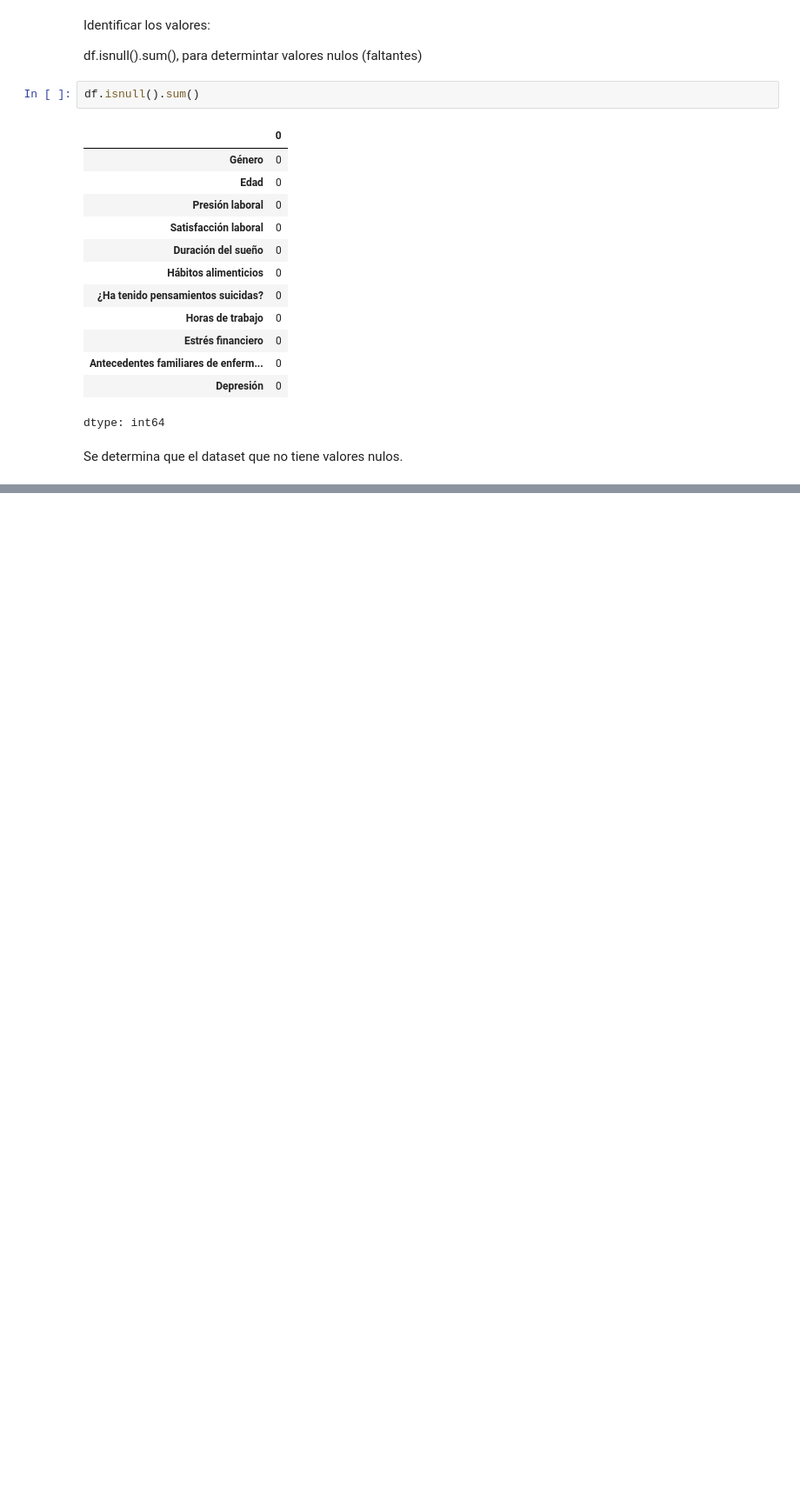
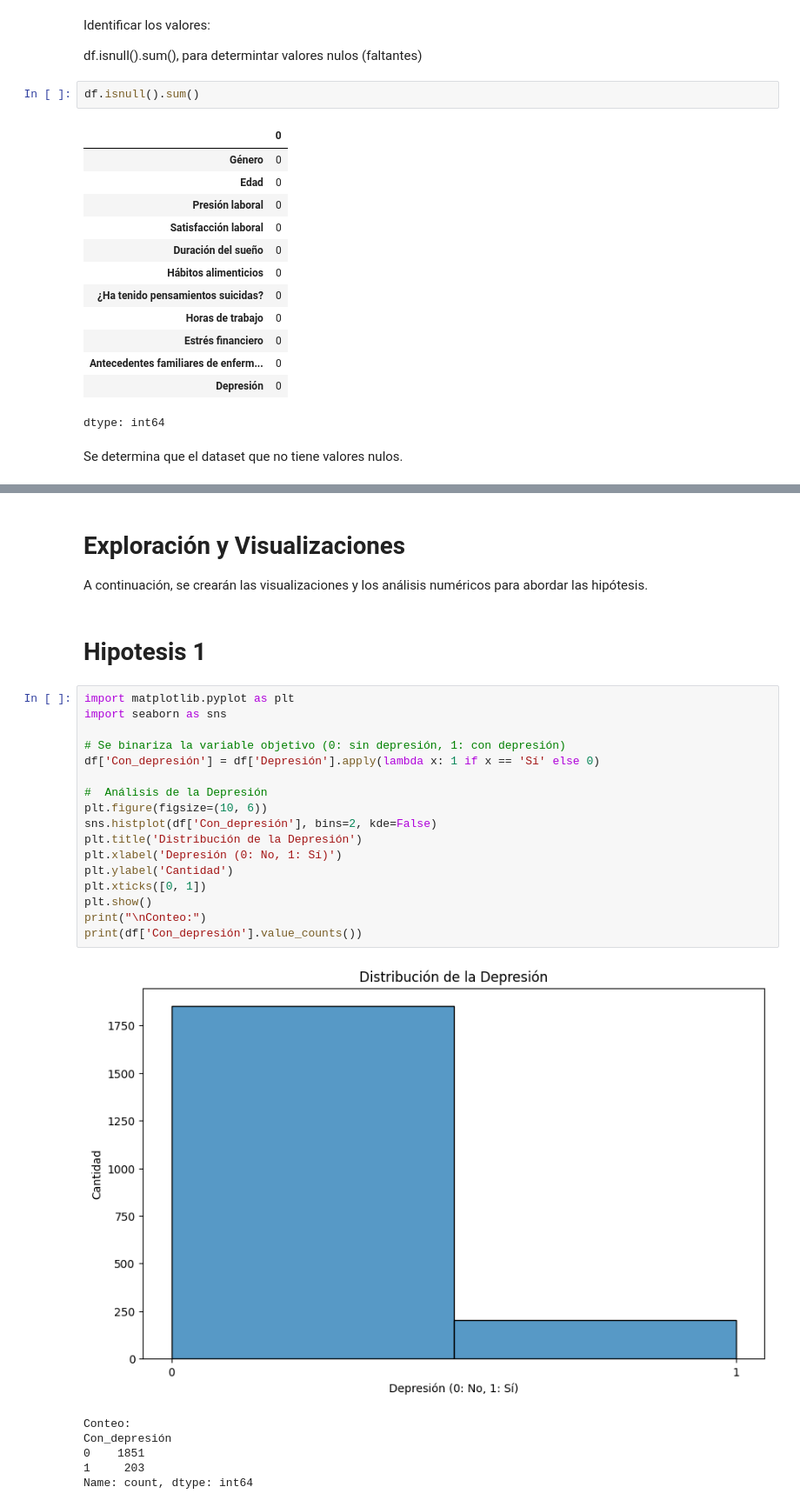
Before and after one commit to vazquezsilvana/Entrega-Final-Ciencia-de-Datos-I, a Jupyter notebook: ProyectoParteIII+Vazquez.ipynb, the cells around one changed output, grey strips where cells are left out. Shown: that part at 87% size. Drawn from its saved outputs; the diff is of its cells as text; blank space fills up the shorter version.

```diff
--- a/ProyectoParteIII+Vazquez.ipynb
+++ b/ProyectoParteIII+Vazquez.ipynb
@@ -197,0 +225,29 @@ Hipótesis 1: Un alto nivel de estrés financiero y presión laboral se correlac
+# %% [markdown]
+# Exploración y Visualizaciones
+A continuación, se crearán las visualizaciones y los análisis numéricos para abordar las hipótesis.
+# %% [markdown]
+# Hipotesis 1
+# %%
+import matplotlib.pyplot as plt
+import seaborn as sns
+
+# Se binariza la variable objetivo (0: sin depresión, 1: con depresión)
+df['Con_depresión'] = df['Depresión'].apply(lambda x: 1 if x == 'Sí' else 0)
+
+#  Análisis de la Depresión
+plt.figure(figsize=(10, 6))
+sns.histplot(df['Con_depresión'], bins=2, kde=False)
+plt.title('Distribución de la Depresión')
+plt.xlabel('Depresión (0: No, 1: Sí)')
+plt.ylabel('Cantidad')
+plt.xticks([0, 1])
+plt.show()
+print("\nConteo:")
+print(df['Con_depresión'].value_counts())
+# %% [output]
+[figure, added]
+Conteo:
+Con_depresión
+0    1851
+1     203
+Name: count, dtype: int64
```
Also changed, not shown: parts of 28 cells of this notebook.
